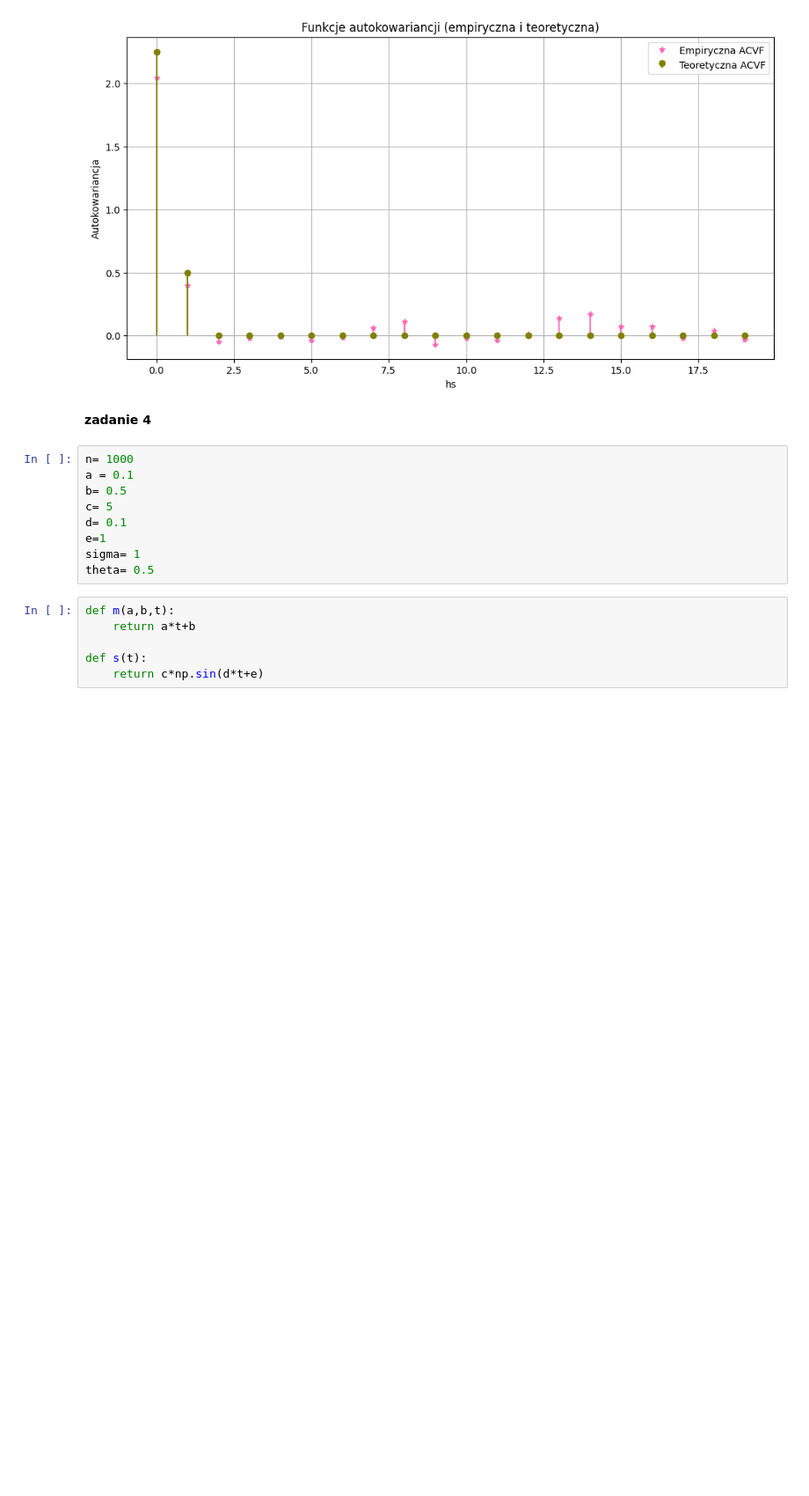
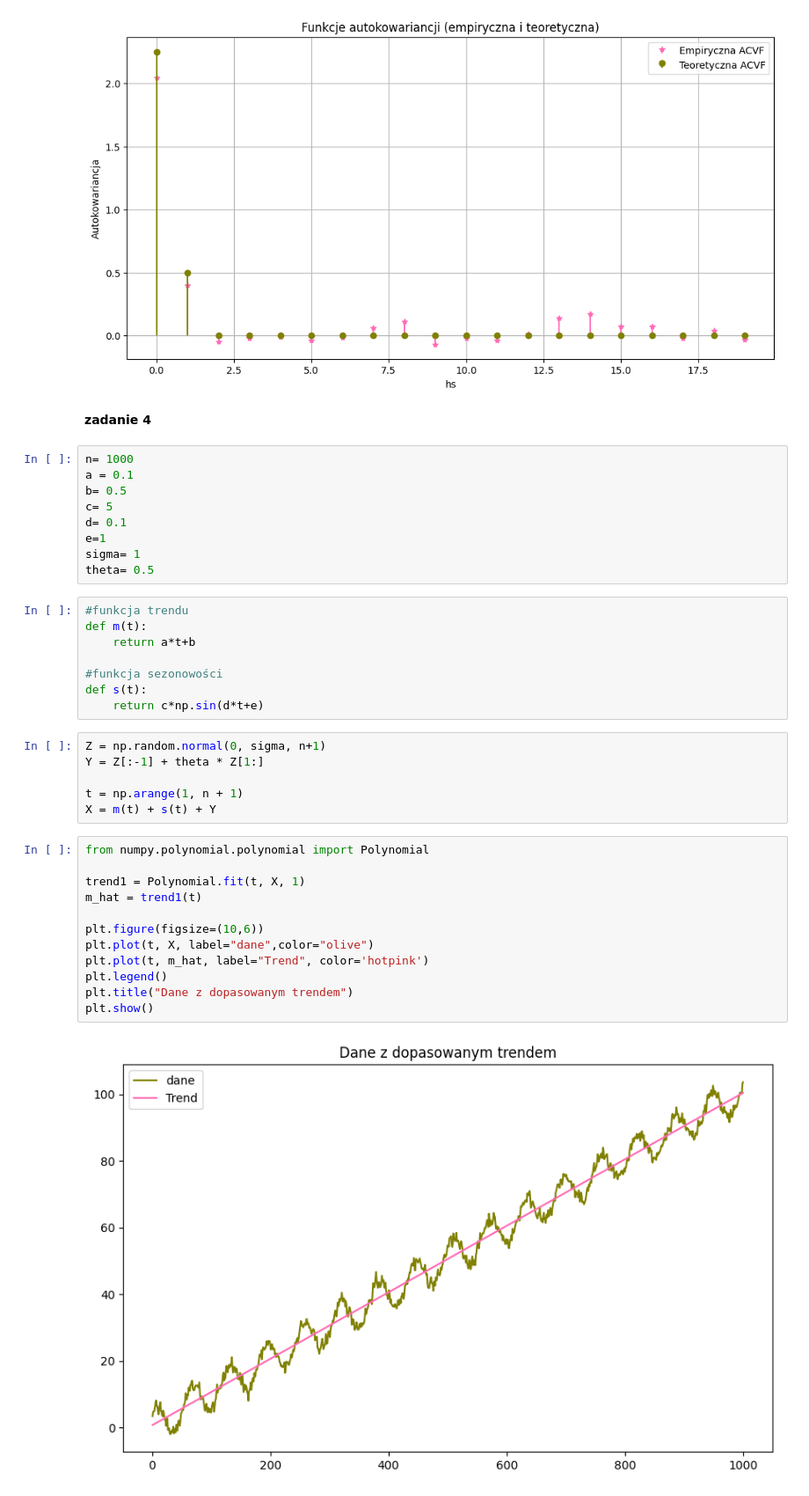
Before and after one commit to 13928861/komputerowa_analiza, a Jupyter notebook: lista 5.ipynb, the cells around one changed output. Shown: that part at 88% size. Cells and saved outputs as stored; diff of their text form; blank space fills up the shorter version.

```diff
--- a/lista 5.ipynb
+++ b/lista 5.ipynb
@@ -96,8 +96,30 @@ e=1
 sigma= 1
 theta= 0.5
 # %%
-def m(a,b,t):
+#funkcja trendu
+def m(t):
     return a*t+b
 
+#funkcja sezonowości
 def s(t):
     return c*np.sin(d*t+e)
+# %%
+Z = np.random.normal(0, sigma, n+1)
+Y = Z[:-1] + theta * Z[1:]
+
+t = np.arange(1, n + 1)
+X = m(t) + s(t) + Y
+# %%
+from numpy.polynomial.polynomial import Polynomial
+
+trend1 = Polynomial.fit(t, X, 1)
+m_hat = trend1(t)
+
+plt.figure(figsize=(10,6))
+plt.plot(t, X, label="dane",color="olive")
+plt.plot(t, m_hat, label="Trend", color='hotpink')
+plt.legend()
+plt.title("Dane z dopasowanym trendem")
+plt.show()
+# %% [output]
+[figure, added]
```
Also changed, not shown: parts of 6 cells of this notebook.
